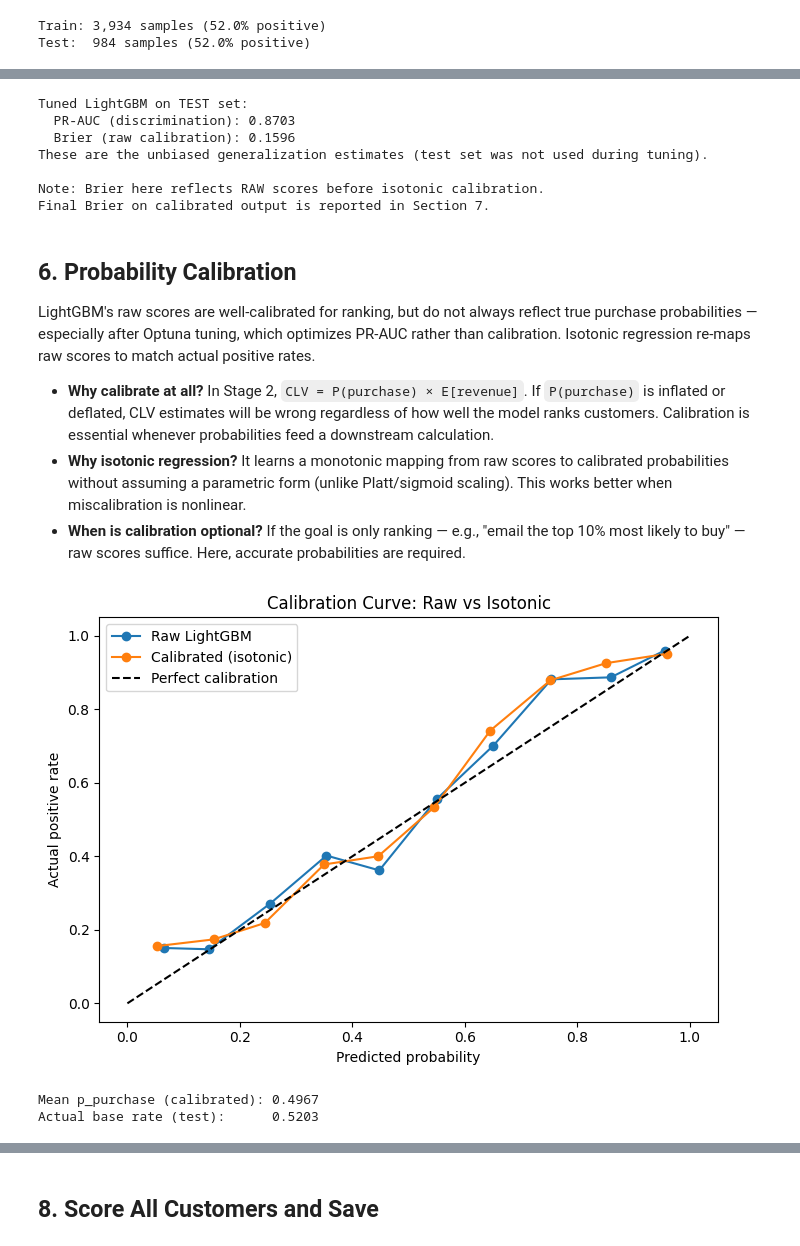
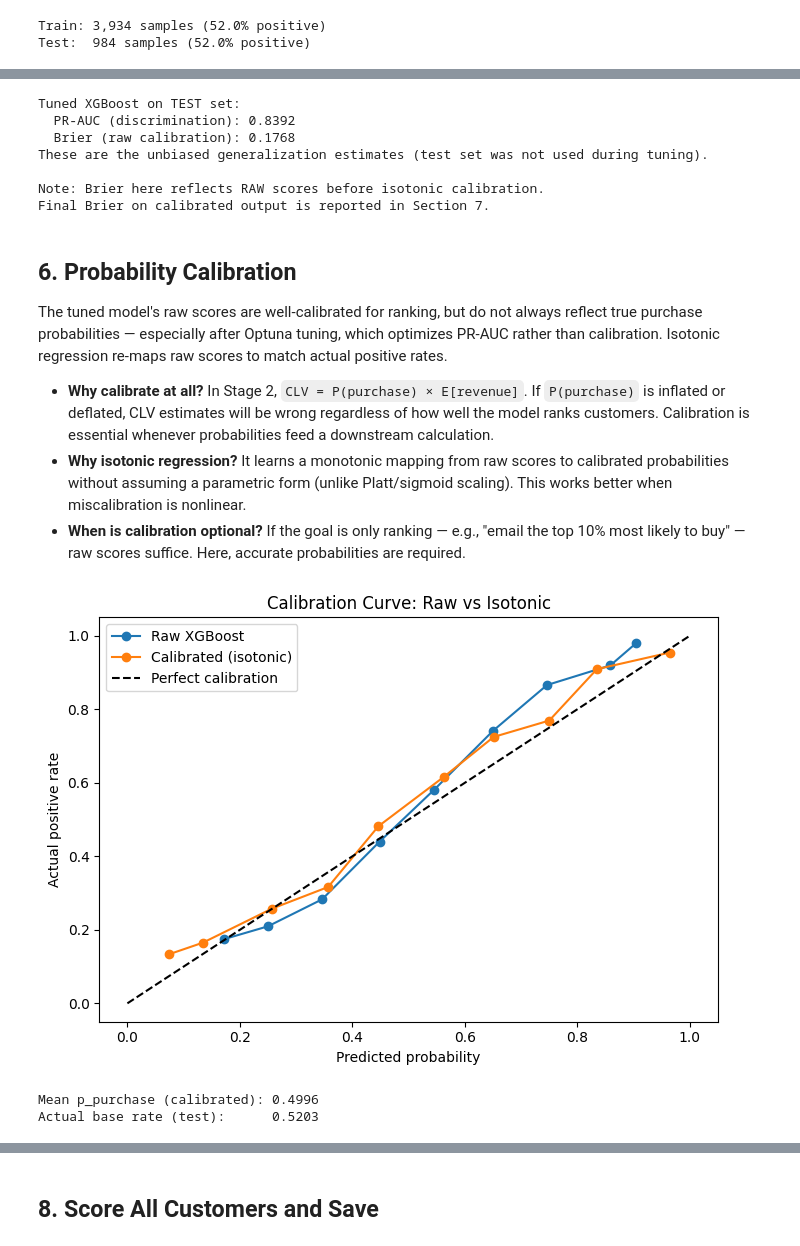
Before and after one commit to dsyhub/customer-lifetime-value-prediction, a Jupyter notebook: notebooks/02_purchase_propensity_model.ipynb, the cells around one changed output, grey strips where cells are left out. Saved outputs shown, nothing was run; the diff lists cells and outputs as text; code cells hidden in the pictures.

```diff
--- a/notebooks/02_purchase_propensity_model.ipynb
+++ b/notebooks/02_purchase_propensity_model.ipynb
@@ -82,7 +103,7 @@ df['recency_ratio'] = df['recency'] / df['T'].clip(lower=1)
 NUMERIC_FEATURES = [
     'frequency', 'recency', 'T', 'monetary_value',
     'total_orders', 'avg_order_value',
-    'unique_products', 'avg_basket_size', 'purchase_regularity',
+    'unique_products', 'avg_basket_size', 'interpurchase_std',
     'cancellation_rate',
     'recency_ratio',
 ]
@@ -141,32 +162,34 @@ models = {
     ),
 }
 
+# Model selection uses CV on training data — test set reserved for final eval
+cv = StratifiedKFold(n_splits=3, shuffle=True, random_state=42)
+
 results = []
 trained_models = {}
 for name, model in models.items():
     start = time.time()
-    model.fit(X_train, y_train)
+    cv_scores = cross_val_score(
+        model, X_train, y_train,
+        cv=cv, scoring='average_precision', n_jobs=-1
+    )
     train_time = time.time() - start
-
-    y_prob = model.predict_proba(X_test)[:, 1]
-    pr_auc = average_precision_score(y_test, y_prob)
-    brier = brier_score_loss(y_test, y_prob)
-    logloss = log_loss(y_test, y_prob)
 
     results.append({
         'Model': name,
-        'PR-AUC': pr_auc,
-        'Brier Score': brier,
-        'Log Loss': logloss,
+        'CV PR-AUC': cv_scores.mean(),
+        'CV PR-AUC Std': cv_scores.std(),
         'Train Time (s)': round(train_time, 1),
     })
+    # Fit on full training set for downstream use
+    model.fit(X_train, y_train)
     trained_models[name] = model
 
-results_df = pd.DataFrame(results).sort_values('PR-AUC', ascending=False)
-print("\n=== Model Comparison ===")
+results_df = pd.DataFrame(results).sort_values('CV PR-AUC', ascending=False)
+print("\n=== Model Comparison (3-fold CV on training data) ===")
 print(results_df.to_string(index=False))
 
 best_model_name = results_df.iloc[0]['Model']
-default_pr_auc = results_df.iloc[0]['PR-AUC']
-print(f"\nBest model: {best_model_name} (PR-AUC: {default_pr_auc:.4f})")
+default_pr_auc = results_df.iloc[0]['CV PR-AUC']
+print(f"\nBest model: {best_model_name} (CV PR-AUC: {default_pr_auc:.4f})")
 # %% [output]
@@ -277,26 +363,25 @@ Note: Final test-set evaluation follows in Section 7.
 # %%
 # Retrain with best hyperparameters on the full training set
 best_params = study.best_params.copy()
-best_params['random_state'] = 42
-best_params['verbose'] = -1
+best_params.update(FIXED_PARAMS[best_model_name])
 
-best_clf = lgb.LGBMClassifier(**best_params)
+best_clf = MODEL_CLASSES[best_model_name](**best_params)
 best_clf.fit(X_train, y_train)
 
-# Now evaluate on the held-out test set (first time test data is used since model comparison)
+# Evaluate on the held-out test set (first time test data is used)
 y_prob_tuned = best_clf.predict_proba(X_test)[:, 1]
 tuned_pr_auc = average_precision_score(y_test, y_prob_tuned)
 tuned_brier = brier_score_loss(y_test, y_prob_tuned)
-print(f"Tuned LightGBM on TEST set:")
+print(f"Tuned {best_model_name} on TEST set:")
 print(f"  PR-AUC (discrimination): {tuned_pr_auc:.4f}")
 print(f"  Brier (raw calibration): {tuned_brier:.4f}")
 print(f"These are the unbiased generalization estimates (test set was not used during tuning).")
 print(f"\nNote: Brier here reflects RAW scores before isotonic calibration.")
 print(f"Final Brier on calibrated output is reported in Section 7.")
 # %% [output]
-Tuned LightGBM on TEST set:
-  PR-AUC (discrimination): 0.8703
-  Brier (raw calibration): 0.1596
+Tuned XGBoost on TEST set:
+  PR-AUC (discrimination): 0.8392
+  Brier (raw calibration): 0.1768
 These are the unbiased generalization estimates (test set was not used during tuning).
 
 Note: Brier here reflects RAW scores before isotonic calibration.
@@ -304,7 +389,7 @@ Final Brier on calibrated output is reported in Section 7.
 # %% [markdown]
 ## 6. Probability Calibration
 
-LightGBM's raw scores are well-calibrated for ranking, but do not always reflect true purchase probabilities — especially after Optuna tuning, which optimizes PR-AUC rather than calibration. Isotonic regression re-maps raw scores to match actual positive rates.
+The tuned model's raw scores are well-calibrated for ranking, but do not always reflect true purchase probabilities — especially after Optuna tuning, which optimizes PR-AUC rather than calibration. Isotonic regression re-maps raw scores to match actual positive rates.
 
 - **Why calibrate at all?** In Stage 2, `CLV = P(purchase) × E[revenue]`. If `P(purchase)` is inflated or deflated, CLV estimates will be wrong regardless of how well the model ranks customers. Calibration is essential whenever probabilities feed a downstream calculation.
 - **Why isotonic regression?** It learns a monotonic mapping from raw scores to calibrated probabilities without assuming a parametric form (unlike Platt/sigmoid scaling). This works better when miscalibration is nonlinear.
@@ -312,28 +397,28 @@ LightGBM's raw scores are well-calibrated for ranking, but do not always reflect
 # %%
 cal_clf = CalibratedClassifierCV(best_clf, method='isotonic', cv=5)
 cal_clf.fit(X_train, y_train)
 
 # Calibration curve: raw vs calibrated on the test set
 y_prob_raw = best_clf.predict_proba(X_test)[:, 1]
 y_prob_cal = cal_clf.predict_proba(X_test)[:, 1]
 
 fig, ax = plt.subplots(figsize=(7, 5))
-for label, probs in [('Raw LightGBM', y_prob_raw), ('Calibrated (isotonic)', y_prob_cal)]:
+for label, probs in [(f'Raw {best_model_name}', y_prob_raw), ('Calibrated (isotonic)', y_prob_cal)]:
     prob_true, prob_pred = calibration_curve(y_test, probs, n_bins=10)
     ax.plot(prob_pred, prob_true, marker='o', label=label)
 ax.plot([0, 1], [0, 1], 'k--', label='Perfect calibration')
 ax.set_xlabel('Predicted probability')
 ax.set_ylabel('Actual positive rate')
 ax.set_title('Calibration Curve: Raw vs Isotonic')
 ax.legend()
 plt.tight_layout()
 plt.show()
 
 # Verify calibration: mean predicted probability should approximate the base rate
 print(f"Mean p_purchase (calibrated): {y_prob_cal.mean():.4f}")
 print(f"Actual base rate (test):      {y_test.mean():.4f}")
 # %% [output]
-[figure, old version]
+[figure, new version]
-Mean p_purchase (calibrated): 0.4967
+Mean p_purchase (calibrated): 0.4996
 Actual base rate (test):      0.5203
 # %% [markdown]
```
Also changed, not shown: parts of 23 cells of this notebook, 8 other files.
